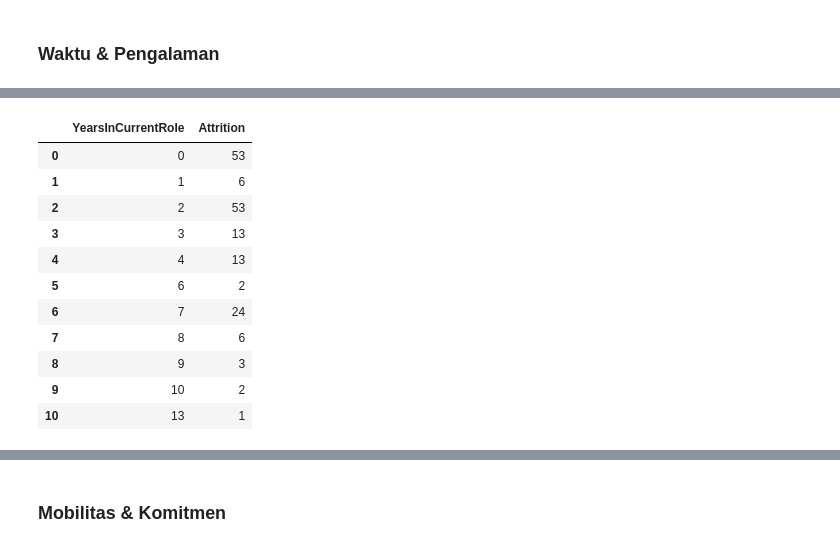
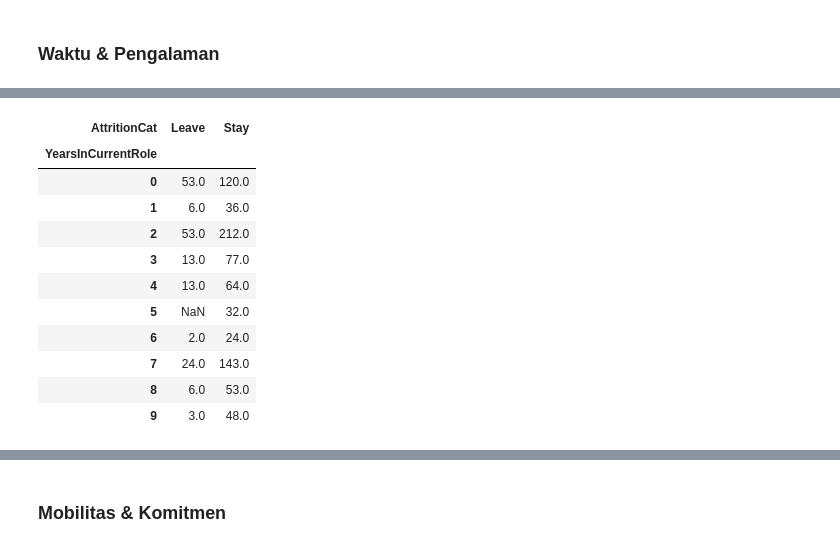
Before and after one commit to muchammadwr/Menyelesaikan-Permasalahan-Human-Resources, a Jupyter notebook: notebook.ipynb, the cells around one changed output, grey strips where cells are left out. Cells and saved outputs as stored; diff of their text form; code cells hidden in the pictures.

```diff
--- a/notebook.ipynb
+++ b/notebook.ipynb
@@ -136,0 +151,4 @@ df.describe()
+# %%
+df["AttritionCat"] = df["Attrition"].map({1: "Leave", 0: "Stay"})
+attrition_rate = df["AttritionCat"].value_counts(normalize=True) * 100
+print(f"Attrition Rate:\n{attrition_rate.round(2)}")
@@ -502,0 +564,16 @@ plt.show()
+# %%
+df["WorkLifeBalanceCat"] = pd.cut(
+    df["WorkLifeBalance"],
+    bins=[0, 1, 2, 3, 4],
+    labels=list(satisfaction.values()),
+    right=True,
+)
+
+work_life_balance = pd.pivot_table(
+    df,
+    index="WorkLifeBalanceCat",
+    columns="AttritionCat",
+    values="Attrition",
+    aggfunc="count",
+).sort_values(by="Stay", ascending=False)
+work_life_balance
@@ -640,25 +755,23 @@ plt.show()
 # %%
-years_current = (
-    pd.pivot_table(
-        df[df["Attrition"] == 1],
-        index="YearsInCurrentRole",
-        values="Attrition",
-        aggfunc="count",
-    )
-    .reset_index()
-    .head(11)
-)
+# Pivot
+years_current = pd.pivot_table(
+    df,
+    index="YearsInCurrentRole",
+    columns="AttritionCat",
+    values="Attrition",
+    aggfunc="count",
+).head(10)
 years_current
 # %% [output]
-|  | YearsInCurrentRole | Attrition |
-| 0 | 0 | 53 |
-| 1 | 1 | 6 |
-| 2 | 2 | 53 |
-| 3 | 3 | 13 |
-| 4 | 4 | 13 |
-| 5 | 6 | 2 |
-| 6 | 7 | 24 |
-| 7 | 8 | 6 |
-| 8 | 9 | 3 |
-| 9 | 10 | 2 |
-| 10 | 13 | 1 |
+| AttritionCat | Leave | Stay |
+| YearsInCurrentRole |  |  |
+| 0 | 53.0 | 120.0 |
+| 1 | 6.0 | 36.0 |
+| 2 | 53.0 | 212.0 |
+| 3 | 13.0 | 77.0 |
+| 4 | 13.0 | 64.0 |
+| 5 | NaN | 32.0 |
+| 6 | 2.0 | 24.0 |
+| 7 | 24.0 | 143.0 |
+| 8 | 6.0 | 53.0 |
+| 9 | 3.0 | 48.0 |
```
Also changed, not shown: parts of 90 cells of this notebook, 3 other files.
